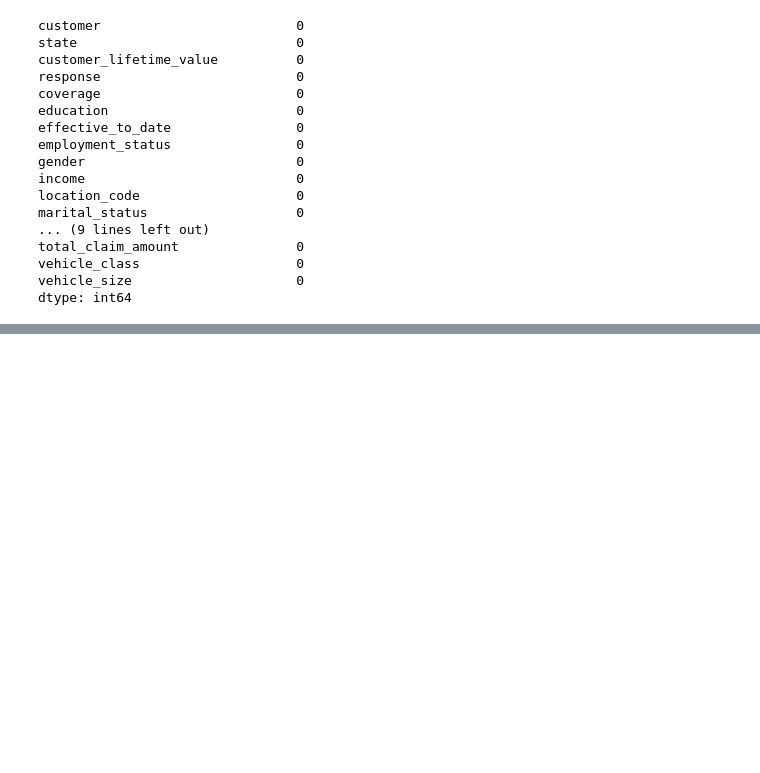
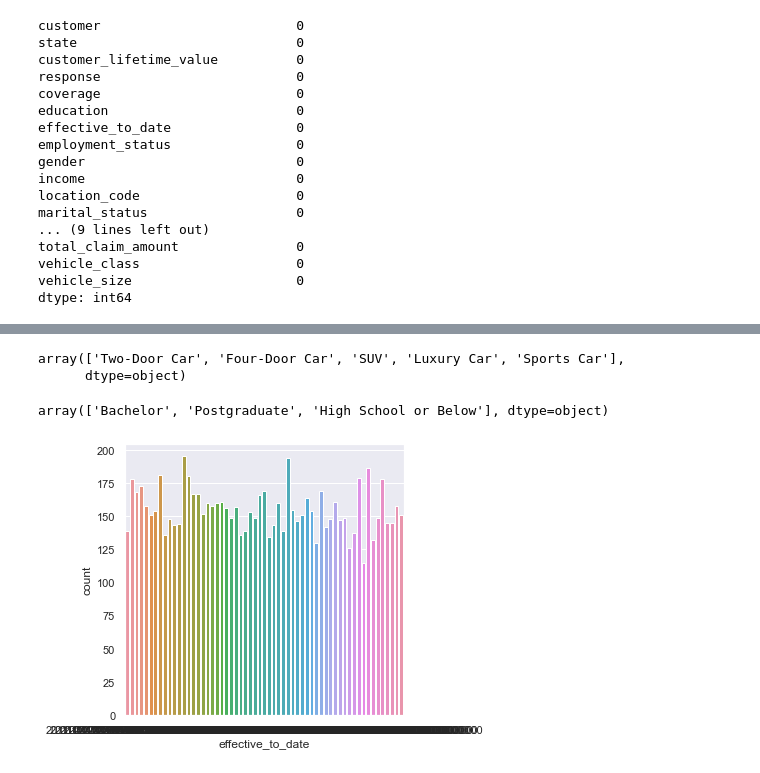
Before and after one commit to matosluana/lab-cleaning-numerical-data, a Jupyter notebook: files_for_lab/Lab_unit4_customerdata.ipynb, the cells around one changed output, grey strips where cells are left out. Cells and saved outputs as stored; diff of their text form; code cells hidden in the pictures; blank space fills up the shorter version.

```diff
--- a/files_for_lab/Lab_unit4_customerdata.ipynb
+++ b/files_for_lab/Lab_unit4_customerdata.ipynb
@@ -519,0 +552,23 @@ array(['Bachelor', 'Master', 'High School or Below', 'Doctor'],
+# %%
+# I will merge "Luxury SUV" and "Luxury Car" for simplification
+
+
+cat_df['vehicle_class'] = cat_df['vehicle_class'].replace('Luxury SUV','Luxury Car')
+cat_df['vehicle_class'].unique()
+# %% [output]
+array(['Two-Door Car', 'Four-Door Car', 'SUV', 'Luxury Car', 'Sports Car'],
+      dtype=object)
+# %%
+# I will merge "Master" and "Doctor" for simplification
+
+
+cat_df['education'] = cat_df['education'].replace('Master','Postgraduate')
+cat_df['education'] = cat_df['education'].replace('Doctor','Postgraduate')
+cat_df['education'].unique()
+# %% [output]
+array(['Bachelor', 'Postgraduate', 'High School or Below'], dtype=object)
+# %%
+sns.countplot(x=discrete_df['effective_to_date'])
+plt.show()
+# %% [output]
+[figure, added]
```
Also changed, not shown: parts of 21 cells of this notebook.
